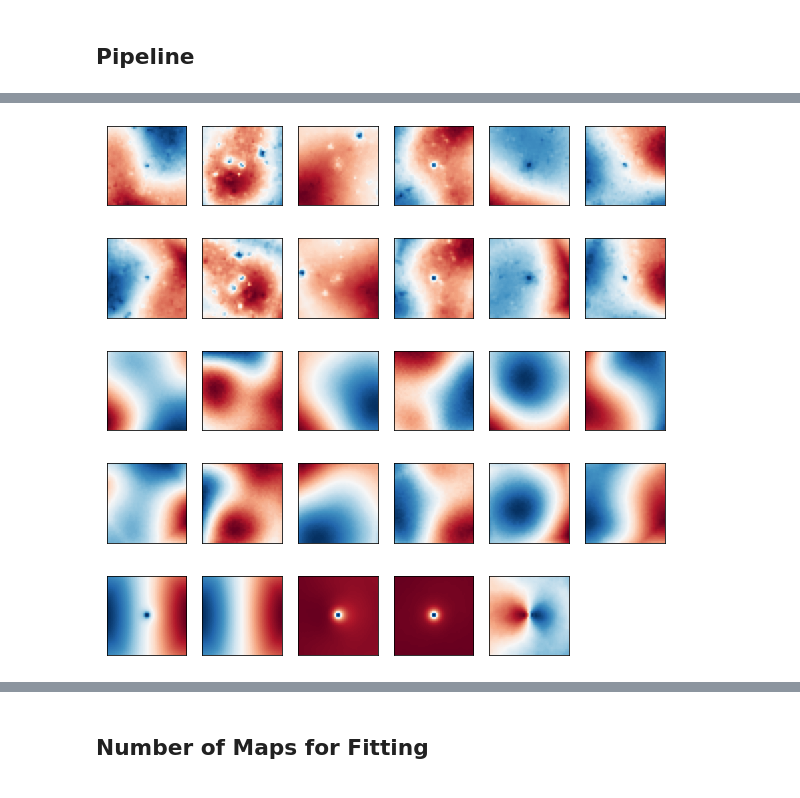
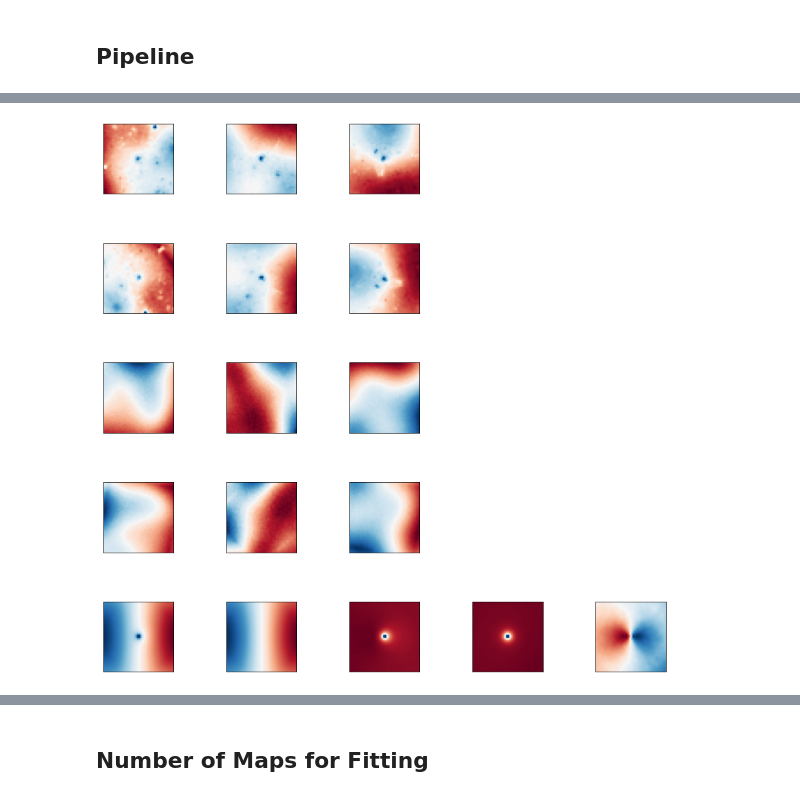
Before and after one commit to s6kelevy/cmb_lensing, a Jupyter notebook: chapter4.ipynb, the cells around one changed output, grey strips where cells are left out. Saved outputs shown, nothing was run; the diff lists cells and outputs as text; code cells hidden in the pictures.

```diff
--- a/chapter4.ipynb
+++ b/chapter4.ipynb
@@ -93,0 +111,14 @@ with open('/Volumes/Extreme_SSD/codes/master_thesis/code/sim_data/stack_tsz_chap
+# %%
+with open('/Volumes/Extreme_SSD/codes/master_thesis/code/data/maps_clus_tsz_ksz_chapter4.npy', 'rb') as file:
+    maps_clus = np.load(file)
+
+#with open('/Volumes/Extreme_SSD/codes/master_thesis/code/data/maps_rand_chapter4.npy', 'rb') as file:
+#    maps_rand = np.load(file)
+# %%
+bins, prof, stacks = lensing_estimator.lensing_dipole_profile(map_params, maps_clus, maps_rand, correct_for_tsz = True)
+with open('/Volumes/Extreme_SSD/codes/master_thesis/code/results/stack_clus_tsz_ksz_30000_chapter4.npy', 'wb') as file:
+    np.save(file, stacks[0])
+#with open('/Volumes/Extreme_SSD/codes/master_thesis/code/results/stack_bg_30000_chapter4.npy', 'wb') as file:
+#    np.save(file, stacks[1])
+with open('/Volumes/Extreme_SSD/codes/master_thesis/code/results/stack_tsz_30000_chapter4.npy', 'wb') as file:
+    np.save(file, stacks[3])
@@ -140,6 +283,6 @@ lensing_dipole_profile = np.mean(stack_dipole, axis = 0)
 # %%
 _, extent = tools.make_grid([40, 0.25, 40, 0.25])
-fig, axarr = plt.subplots(5,6, figsize=(10,10))
+fig, axarr = plt.subplots(5,5, figsize=(15,15))
 
 
 img00 = axarr[0,0].imshow(cutouts_clus[0], extent = extent, cmap = cm.RdBu_r)
@@ -151,17 +294,8 @@ axarr[0,1].get_yaxis().set_visible(False)
 img02 = axarr[0,2].imshow(cutouts_clus[2], extent = extent, cmap = cm.RdBu_r)
 axarr[0,2].get_xaxis().set_visible(False)
 axarr[0,2].get_yaxis().set_visible(False)
-img03 = axarr[0,3].imshow(cutouts_clus[3], extent = extent, cmap = cm.RdBu_r)
-axarr[0,3].get_xaxis().set_visible(False)
-axarr[0,3].get_yaxis().set_visible(False)
-img04 = axarr[0,4].imshow(cutouts_clus[4], extent = extent, cmap = cm.RdBu_r)
-axarr[0,4].get_xaxis().set_visible(False)
-axarr[0,4].get_yaxis().set_visible(False)
-img05 = axarr[0,5].imshow(cutouts_clus[5], extent = extent, cmap = cm.RdBu_r)
-axarr[0,5].get_xaxis().set_visible(False)
-axarr[0,5].get_yaxis().set_visible(False)
-
-
+axarr[0,3].set_visible(False)
+axarr[0,4].set_visible(False)
 
 img10 = axarr[1,0].imshow(cutouts_clus_aligned[0], extent = extent, cmap = cm.RdBu_r)
 axarr[1,0].get_xaxis().set_visible(False)
@@ -172,16 +306,8 @@ axarr[1,1].get_yaxis().set_visible(False)
 img12 = axarr[1,2].imshow(cutouts_clus_aligned[2], extent = extent, cmap = cm.RdBu_r)
 axarr[1,2].get_xaxis().set_visible(False)
 axarr[1,2].get_yaxis().set_visible(False)
-img13 = axarr[1,3].imshow(cutouts_clus_aligned[3], extent = extent, cmap = cm.RdBu_r)
-axarr[1,3].get_xaxis().set_visible(False)
-axarr[1,3].get_yaxis().set_visible(False)
-img14 = axarr[1,4].imshow(cutouts_clus_aligned[4], extent = extent, cmap = cm.RdBu_r)
-axarr[1,4].get_xaxis().set_visible(False)
-axarr[1,4].get_yaxis().set_visible(False)
-img15 = axarr[1,5].imshow(cutouts_clus_aligned[5], extent = extent, cmap = cm.RdBu_r)
-axarr[1,5].get_xaxis().set_visible(False)
-axarr[1,5].get_yaxis().set_visible(False)
-
+axarr[1,3].set_visible(False)
+axarr[1,4].set_visible(False)
 
 img20 = axarr[2,0].imshow(cutouts_rand[0], extent = extent, cmap = cm.RdBu_r)
 axarr[2,0].get_xaxis().set_visible(False)
@@ -192,61 +318,48 @@ axarr[2,1].get_yaxis().set_visible(False)
 img22 = axarr[2,2].imshow(cutouts_rand[2], extent = extent, cmap = cm.RdBu_r)
 axarr[2,2].get_xaxis().set_visible(False)
 axarr[2,2].get_yaxis().set_visible(False)
-img23 = axarr[2,3].imshow(cutouts_rand[3], extent = extent, cmap = cm.RdBu_r)
-axarr[2,3].get_xaxis().set_visible(False)
-axarr[2,3].get_yaxis().set_visible(False)
-img24 = axarr[2,4].imshow(cutouts_rand[4], extent = extent, cmap = cm.RdBu_r)
-axarr[2,4].get_xaxis().set_visible(False)
-axarr[2,4].get_yaxis().set_visible(False)
-img25 = axarr[2,5].imshow(cutouts_rand[5], extent = extent, cmap = cm.RdBu_r)
-axarr[2,5].get_xaxis().set_visible(False)
-axarr[2,5].get_yaxis().set_visible(False)
-
+axarr[2,3].set_visible(False)
+axarr[2,4].set_visible(False)
 
 img30 = axarr[3,0].imshow(cutouts_rand_aligned[0], extent = extent, cmap = cm.RdBu_r)
 axarr[3,0].get_xaxis().set_visible(False)
 axarr[3,0].get_yaxis().set_visible(False)
 img31 = axarr[3,1].imshow(cutouts_rand_aligned[1], extent = extent, cmap = cm.RdBu_r)
 axarr[3,1].get_xaxis().set_visible(False)
 axarr[3,1].get_yaxis().set_visible(False)
 img32 = axarr[3,2].imshow(cutouts_rand_aligned[2], extent = extent, cmap = cm.RdBu_r)
 axarr[3,2].get_xaxis().set_visible(False)
 axarr[3,2].get_yaxis().set_visible(False)
-img33 = axarr[3,3].imshow(cutouts_rand_aligned[3], extent = extent, cmap = cm.RdBu_r)
-axarr[3,3].get_xaxis().set_visible(False)
-axarr[3,3].get_yaxis().set_visible(False)
-img34 = axarr[3,4].imshow(cutouts_rand_aligned[4], extent = extent, cmap = cm.RdBu_r)
-axarr[3,4].get_xaxis().set_visible(False)
-axarr[3,4].get_yaxis().set_visible(False)
-img35 = axarr[3,5].imshow(cutouts_rand_aligned[5], extent = extent, cmap = cm.RdBu_r)
-axarr[3,5].get_xaxis().set_visible(False)
-axarr[3,5].get_yaxis().set_visible(False)
+axarr[3,3].set_visible(False)
+axarr[3,4].set_visible(False)
 
 
-img40 = axarr[4,0].imshow(stack_clus, extent = extent, cmap = cm.RdBu_r)
+img40 = axarr[4,0].imshow(stack_clus_tsz_ksz, extent = extent, cmap = cm.RdBu_r)
 axarr[4,0].get_xaxis().set_visible(False)
 axarr[4,0].get_yaxis().set_visible(False)
 img41 = axarr[4,1].imshow(stack_bg, extent = extent, cmap = cm.RdBu_r)
 axarr[4,1].get_xaxis().set_visible(False)
 axarr[4,1].get_yaxis().set_visible(False)
-img42 = axarr[4,2].imshow(stack_clus-stack_bg, extent = extent, cmap = cm.RdBu_r)
+img42 = axarr[4,2].imshow(stack_clus_tsz_ksz-stack_bg, extent = extent, cmap = cm.RdBu_r)
 axarr[4,2].get_xaxis().set_visible(False)
 axarr[4,2].get_yaxis().set_visible(False)
 img43 = axarr[4,3].imshow(stack_tsz, extent = extent, cmap = cm.RdBu_r)
 axarr[4,3].get_xaxis().set_visible(False)
 axarr[4,3].get_yaxis().set_visible(False)
-img44 = axarr[4,4].imshow(stack_dipole, extent = extent, cmap = cm.RdBu_r)
+img44 = axarr[4,4].imshow(stack_dipole_tsz_ksz, extent = extent, cmap = cm.RdBu_r)
 axarr[4,4].get_xaxis().set_visible(False)
 axarr[4,4].get_yaxis().set_visible(False)
-axarr[4,5].set_visible(False)
-plt.savefig('pipeline_cutouts.png')
+
+fig.subplots_adjust(wspace= 0.75, hspace = 0.7)
+
+plt.savefig('figures/pipeline_cutouts_tsz_ksz.png')
 
 fig, ax = plt.subplots(1,1, figsize=(5.5,3.5))
-ax.plot(bins, lensing_dipole_profile, color = 'black', ls = '', marker = 'o')
+ax.plot(bins, lensing_dipole_profile_tsz_ksz, color = 'black', ls = '', marker = 'o')
 ax.get_xaxis().set_visible(False)
 ax.get_yaxis().set_visible(False)
 
 plt.tight_layout(pad=0)
-plt.savefig('pipeline_profile.png')
+plt.savefig('figures/pipeline_profile_tsz_ksz.png')
 # %% [output]
-[figure, old version]
+[figure, new version]
```
Also changed, not shown: parts of 14 cells of this notebook, 3 other files.
